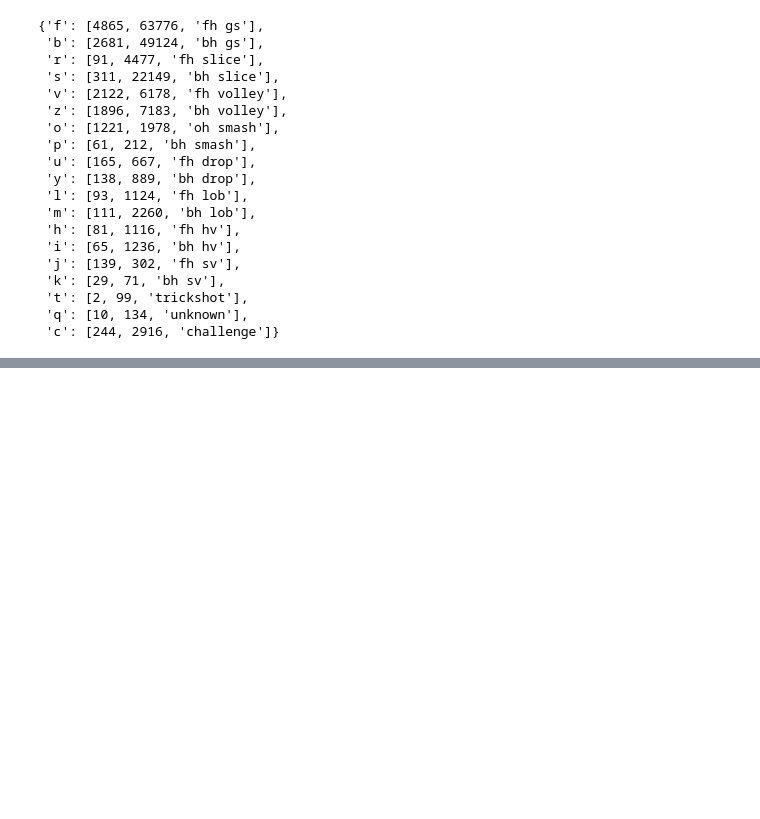
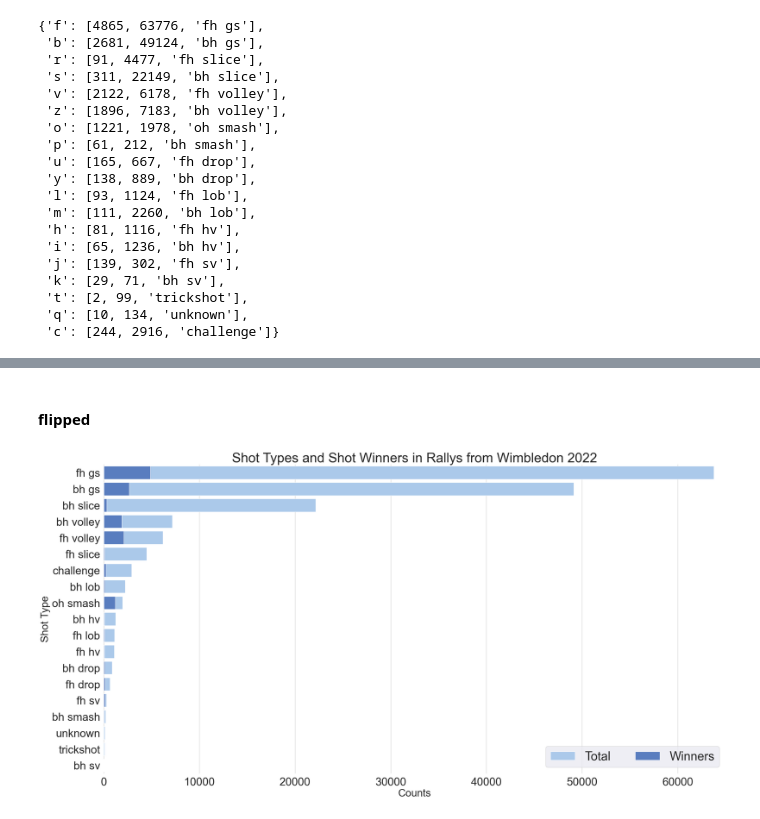
Before and after one commit to kyirong6/303, a Jupyter notebook: experiments/experiments.ipynb, the cells around one changed output, grey strips where cells are left out. Saved outputs shown, nothing was run; the diff lists cells and outputs as text; code cells hidden in the pictures; blank space fills up the shorter version.

```diff
--- a/experiments/experiments.ipynb
+++ b/experiments/experiments.ipynb
@@ -176,2 +193,43 @@ sns.despine(left=True, bottom=True)
 # %%
 f.savefig("shot_fig.png")
+# %% [markdown]
+#### flipped
+# %%
+import seaborn as sns
+import matplotlib.pyplot as plt
+sns.set_theme(style="whitegrid")
+
+plt.rcParams["axes.labelsize"] = 28
+# Initialize the matplotlib figure
+f, ax = plt.subplots(figsize=(30, 15))
+
+sns.set(font_scale=3)
+sns.set_color_codes("pastel")
+sns.barplot(x="total", y="shot", data=shot_selection_df,
+            label="Total", color="b").set_title('Shot Types and Shot Winners in Rallys from Wimbledon 2022')
+
+
+sns.set_color_codes("muted")
+sns.barplot(x="winners", y="shot", data=shot_selection_df,
+            label="Winners", color="b")
+
+# Add a legend and informative axis label
+ax.legend(ncol=2, loc="lower right", frameon=True)
+ax.set(xlim=(0, 65000), ylabel="Shot Type",
+       xlabel="Counts")
+
+# get label text
+_, xlabels = plt.xticks()
+
+# set the x-labels with
+ax.set_xticklabels(xlabels, size=30)
+
+# get label text
+_, ylabels = plt.yticks()
+
+# set the y-labels with
+ax.set_yticklabels(ylabels, size=30)
+
+sns.despine(left=True, bottom=True)
+# %% [output]
+[figure, added]
```
Also changed, not shown: parts of 11 cells of this notebook, 5 other files.
